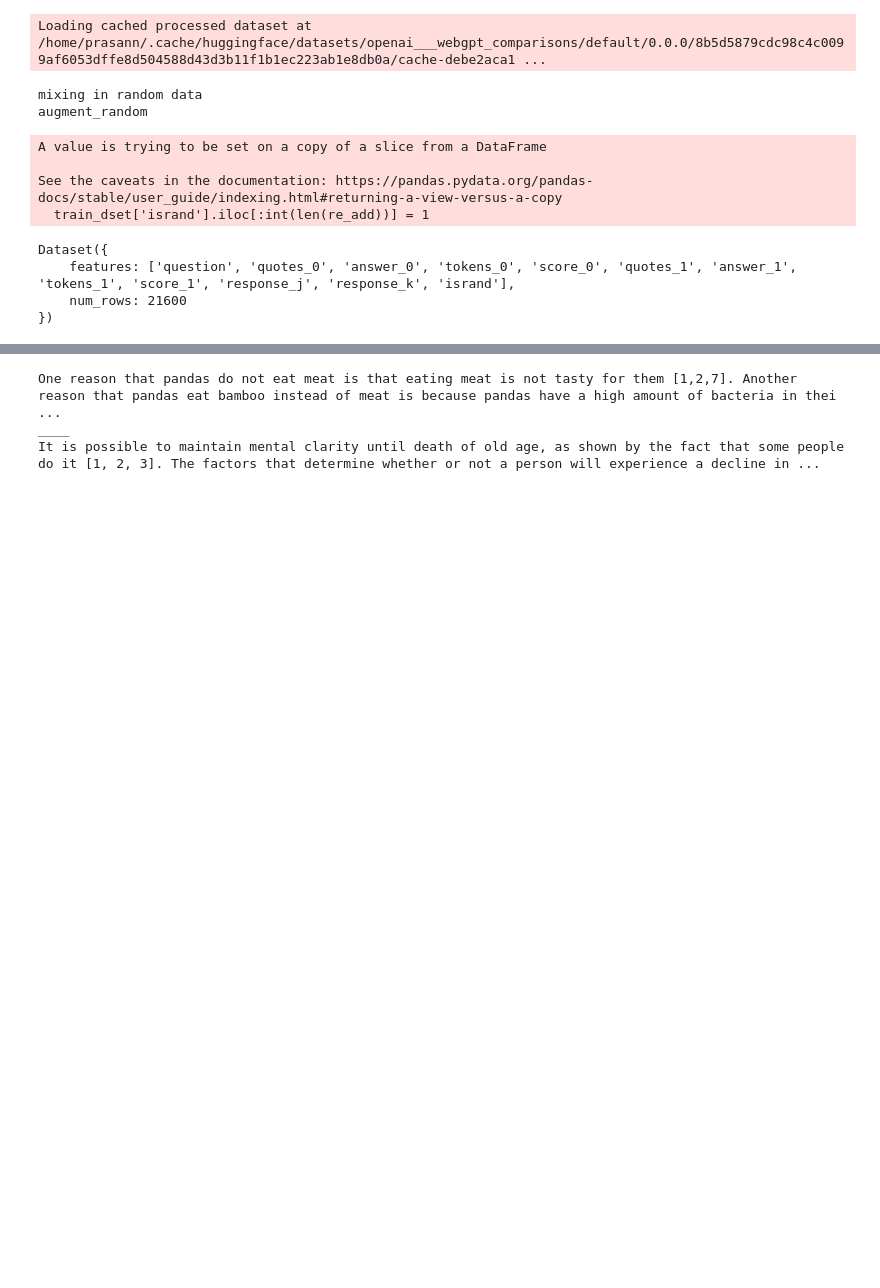
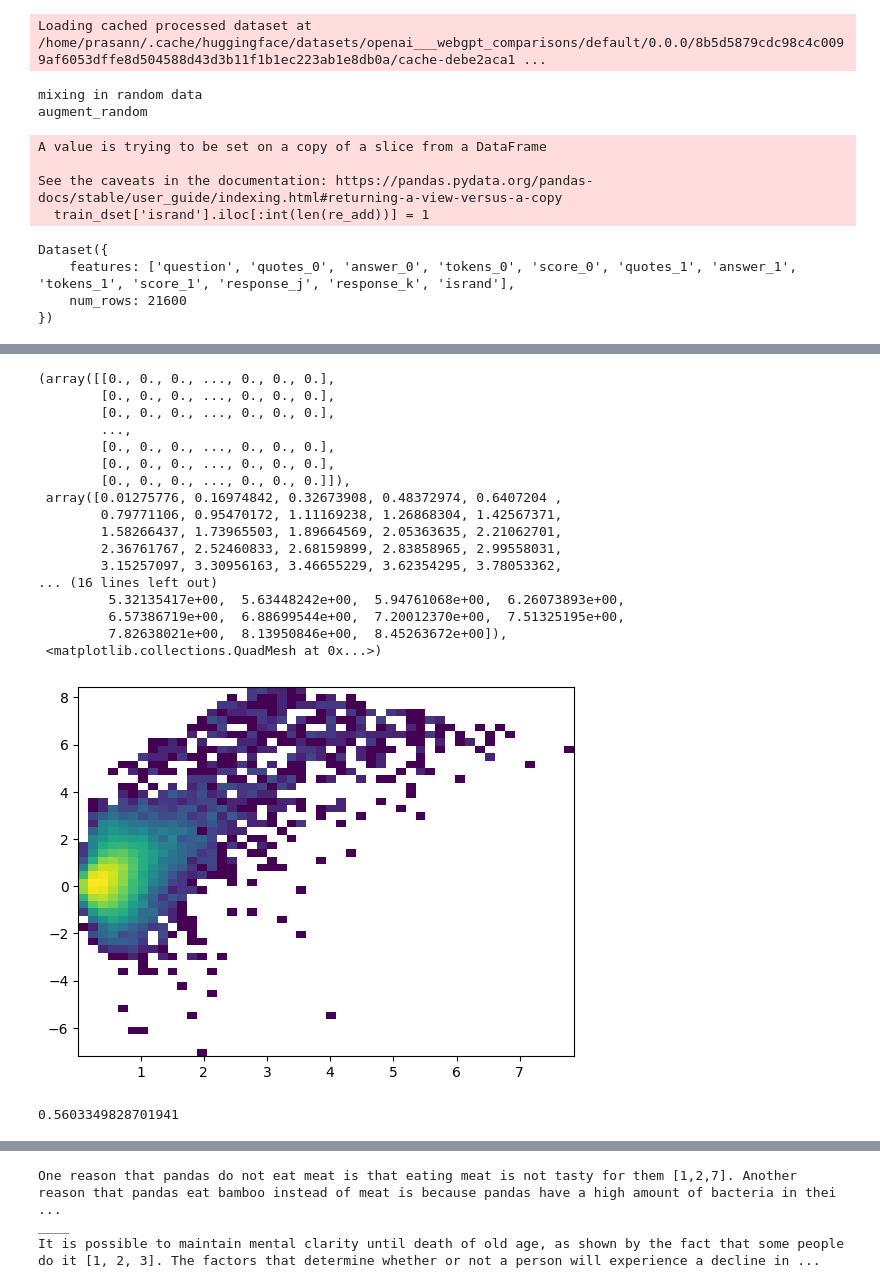
Before and after one commit to PrasannS/rlhf-length-biases, a Jupyter notebook: eval/examine_dcarto.ipynb, the cells around one changed output, grey strips where cells are left out. Drawn from its saved outputs; the diff is of its cells as text; code cells hidden in the pictures; blank space fills up the shorter version.

```diff
--- a/eval/examine_dcarto.ipynb
+++ b/eval/examine_dcarto.ipynb
@@ -137 +181,22 @@ cust: 0.6905
+# %%
+lenscat(hard)
+# %% [output]
+(array([[0., 0., 0., ..., 0., 0., 0.],
+        [0., 0., 0., ..., 0., 0., 0.],
+        [0., 0., 0., ..., 0., 0., 0.],
+        ...,
+        [0., 0., 0., ..., 0., 0., 0.],
+        [0., 0., 0., ..., 0., 0., 0.],
+        [0., 0., 0., ..., 0., 0., 0.]]),
+ array([0.01275776, 0.16974842, 0.32673908, 0.48372974, 0.6407204 ,
+        0.79771106, 0.95470172, 1.11169238, 1.26868304, 1.42567371,
+        1.58266437, 1.73965503, 1.89664569, 2.05363635, 2.21062701,
+        2.36761767, 2.52460833, 2.68159899, 2.83858965, 2.99558031,
+        3.15257097, 3.30956163, 3.46655229, 3.62354295, 3.78053362,
+... (16 lines left out)
+         5.32135417e+00,  5.63448242e+00,  5.94761068e+00,  6.26073893e+00,
+         6.57386719e+00,  6.88699544e+00,  7.20012370e+00,  7.51325195e+00,
+         7.82638021e+00,  8.13950846e+00,  8.45263672e+00]),
+ <matplotlib.collections.QuadMesh at 0x...>)
+[figure, added]
 # %%
@@ -141,0 +213,4 @@ ambig = ambig[ambig['confs']-10>(ambig['vars']*-2)]
+# %%
+lenheur(hard)
+# %% [output]
+0.5603349828701941
```
Also changed, not shown: parts of 16 cells of this notebook.
